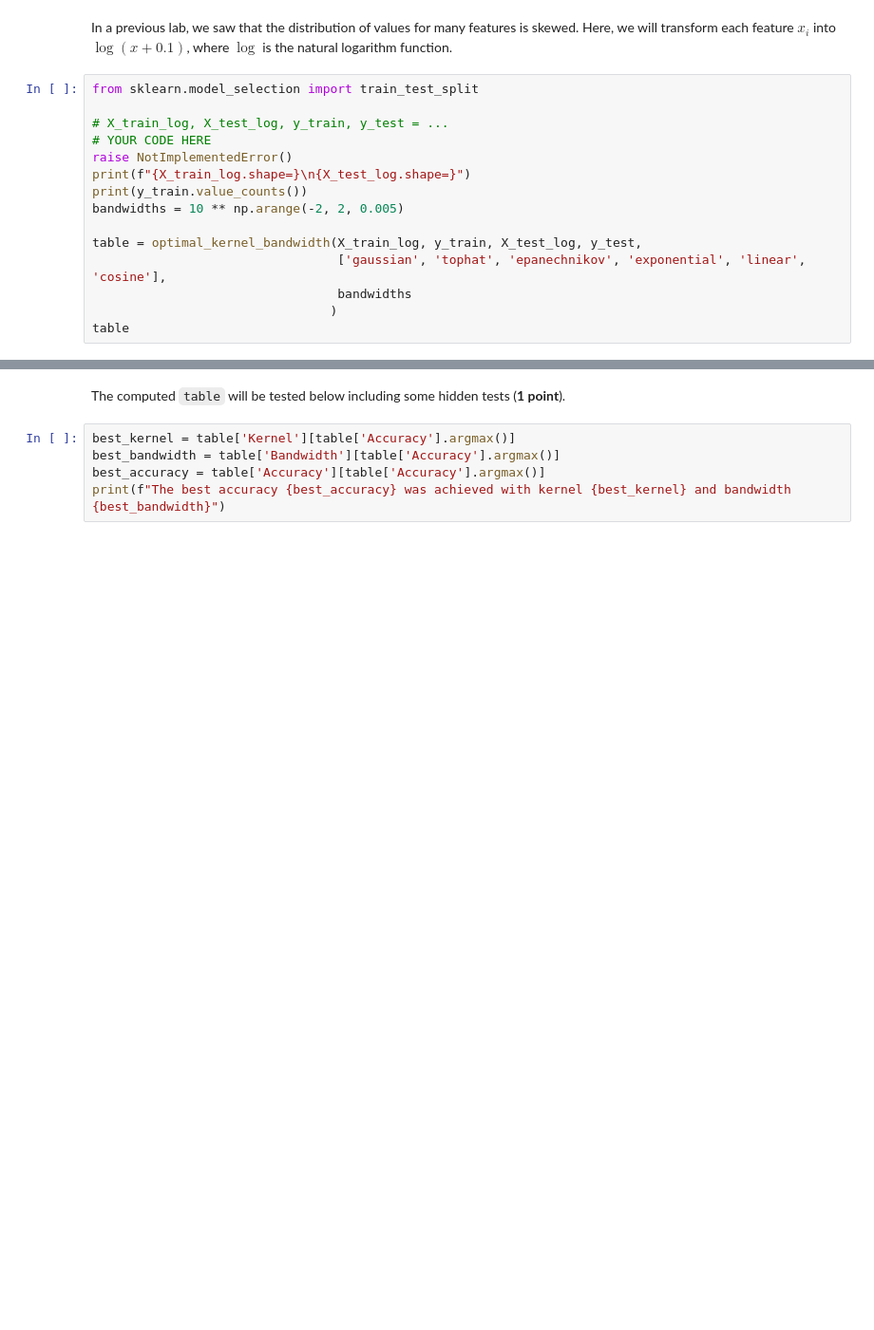
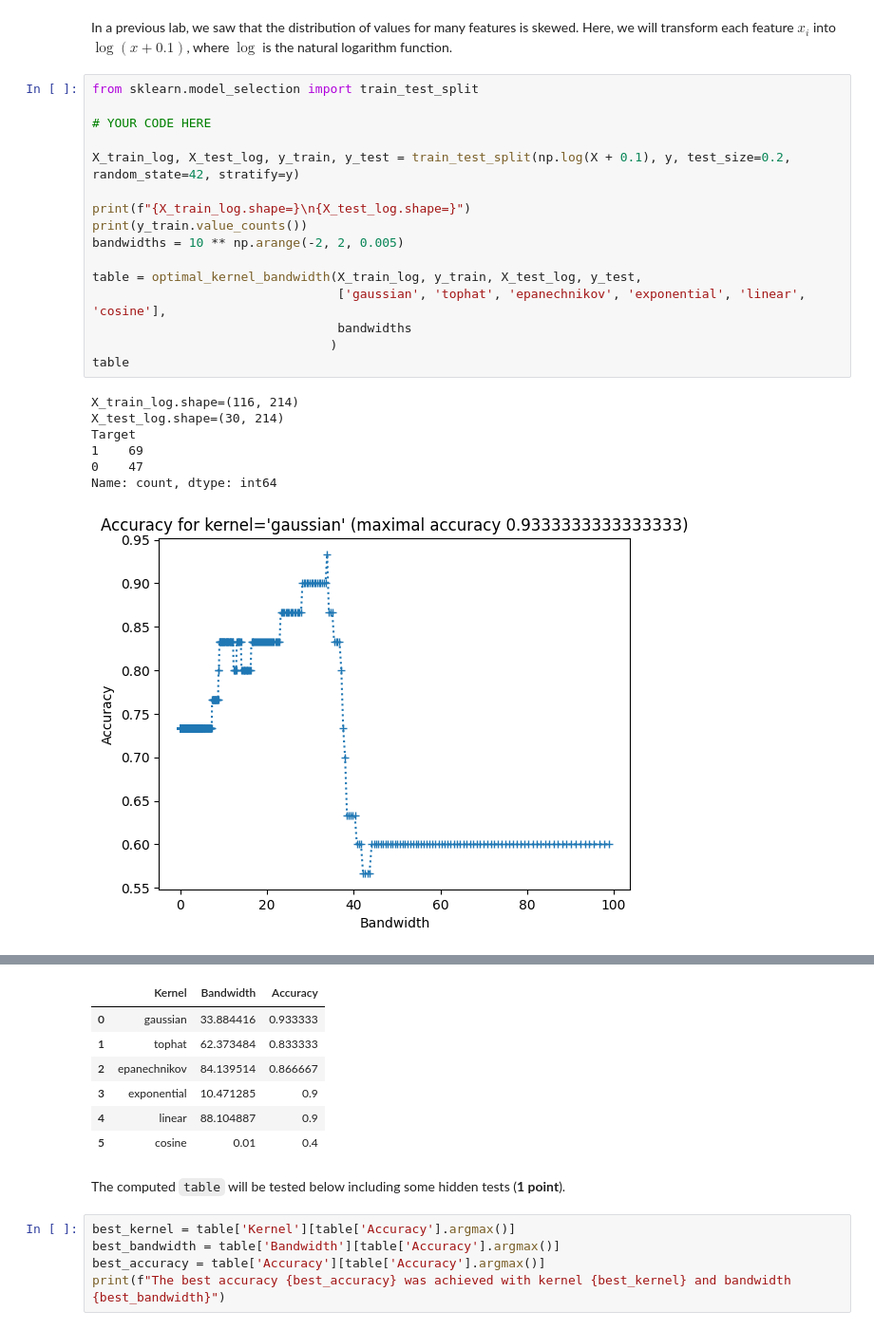
Before and after one commit to patinoboh/bioinformatika, a Jupyter notebook: task1/HWDensityBayes2026.ipynb, the cells around one changed output, grey strips where cells are left out. Shown at 95% size. Cells and saved outputs as stored; diff of their text form; blank space fills up the shorter version.

```diff
--- a/task1/HWDensityBayes2026.ipynb
+++ b/task1/HWDensityBayes2026.ipynb
@@ -369,15 +389,24 @@ In a previous lab, we saw that the distribution of values for many features is s
 # %%
 from sklearn.model_selection import train_test_split
 
-# X_train_log, X_test_log, y_train, y_test = ...
 # YOUR CODE HERE
-raise NotImplementedError()
+
+X_train_log, X_test_log, y_train, y_test = train_test_split(np.log(X + 0.1), y, test_size=0.2, random_state=42, stratify=y)
+
 print(f"{X_train_log.shape=}\n{X_test_log.shape=}")
 print(y_train.value_counts())
 bandwidths = 10 ** np.arange(-2, 2, 0.005)
 
 table = optimal_kernel_bandwidth(X_train_log, y_train, X_test_log, y_test,
                                  ['gaussian', 'tophat', 'epanechnikov', 'exponential', 'linear', 'cosine'],
                                  bandwidths
                                 )
 table
+# %% [output]
+X_train_log.shape=(116, 214)
+X_test_log.shape=(30, 214)
+Target
+1    69
+0    47
+Name: count, dtype: int64
+[figure, added]
@@ -384,3 +418,10 @@ table
+|  | Kernel | Bandwidth | Accuracy |
+| 0 | gaussian | 33.884416 | 0.933333 |
+| 1 | tophat | 62.373484 | 0.833333 |
+| 2 | epanechnikov | 84.139514 | 0.866667 |
+| 3 | exponential | 10.471285 | 0.9 |
+| 4 | linear | 88.104887 | 0.9 |
+| 5 | cosine | 0.01 | 0.4 |
 # %% [markdown]
 The computed `table` will be tested below
 including some hidden tests (**1 point**).
```
Also changed, not shown: parts of 11 cells of this notebook.
